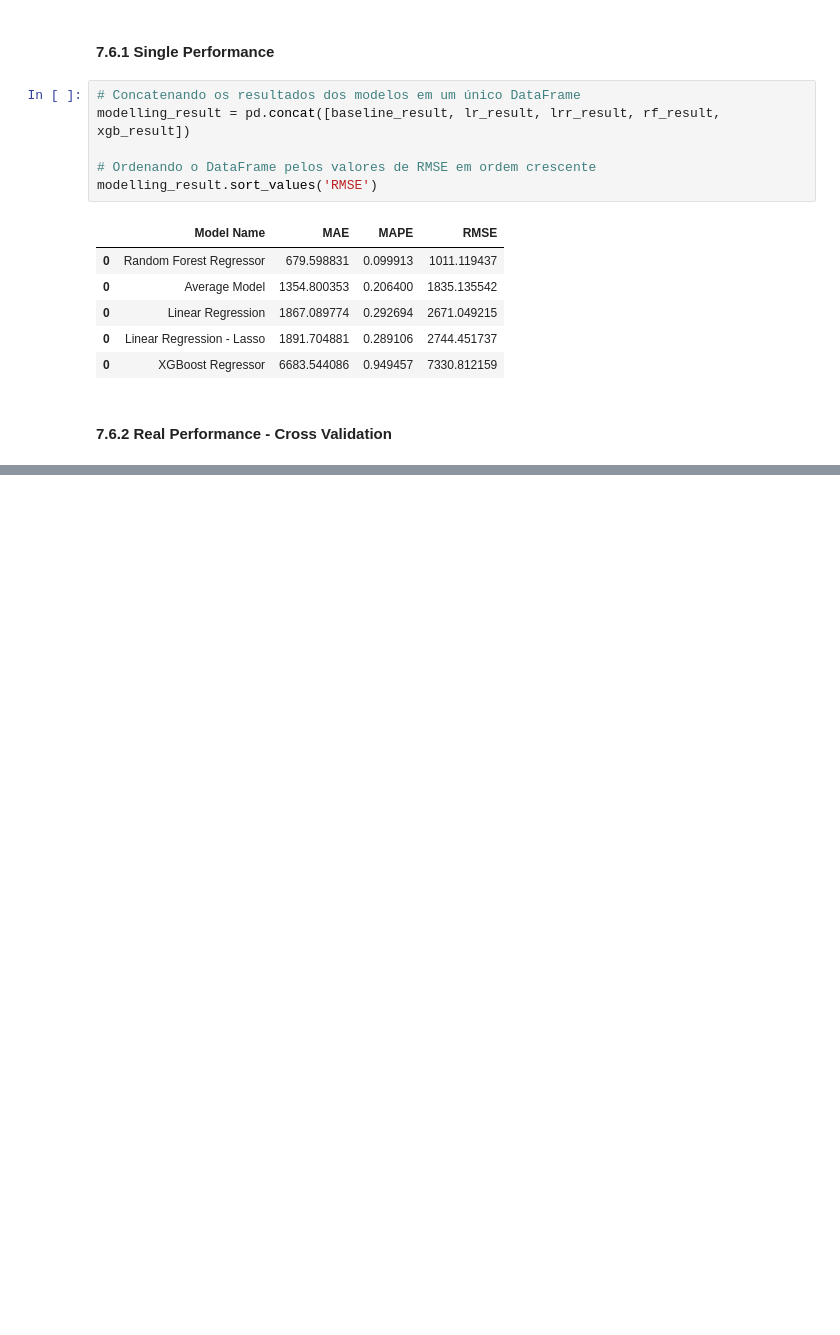
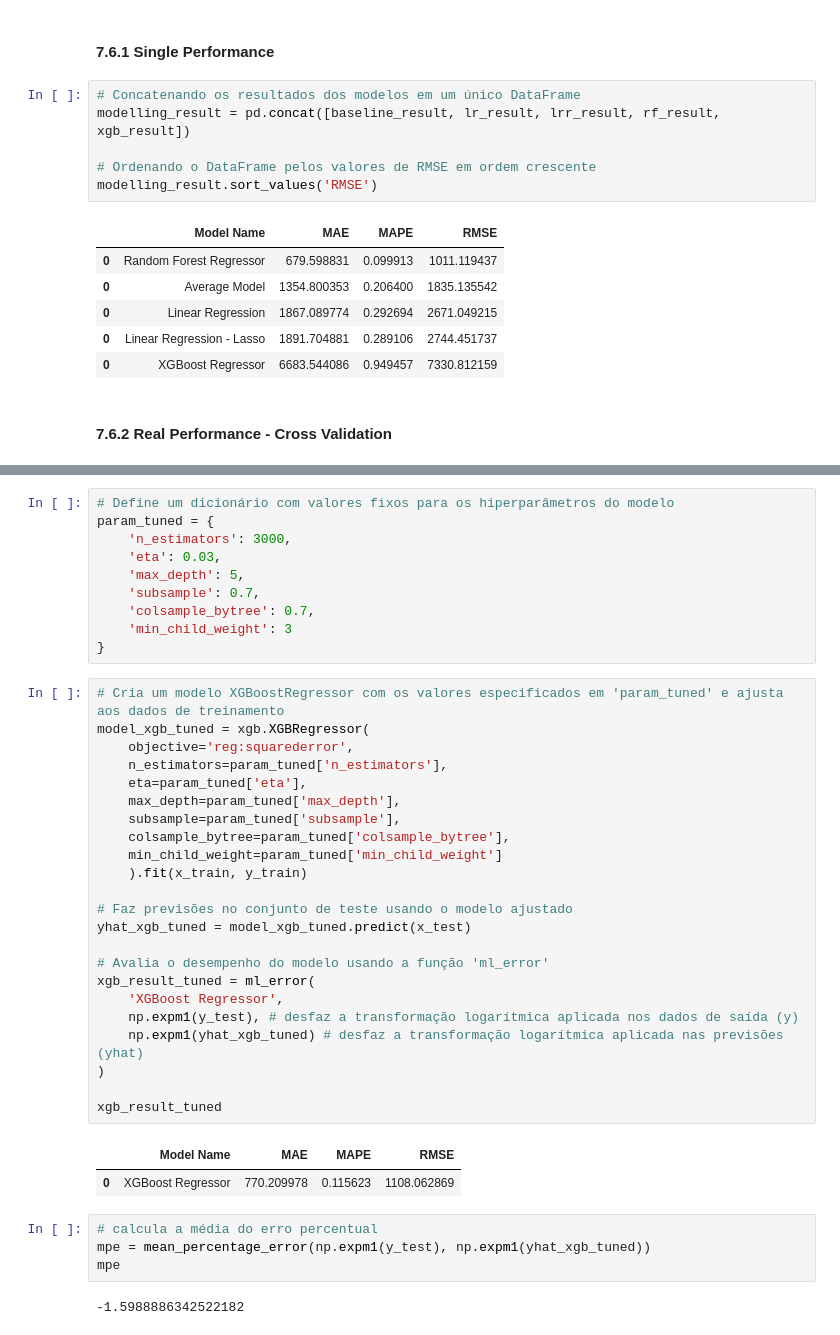
Before and after one commit to raquelEllem/rossmann_store_sales, a Jupyter notebook: rossmann_store_sales/ciclo08_store_sales_prediction.ipynb, the cells around one changed output, grey strips where cells are left out. Saved outputs shown, nothing was run; the diff lists cells and outputs as text; blank space fills up the shorter version.

```diff
--- a/rossmann_store_sales/ciclo08_store_sales_prediction.ipynb
+++ b/rossmann_store_sales/ciclo08_store_sales_prediction.ipynb
@@ -1325,0 +1425,42 @@ modelling_result_cv
+# %%
+# Define um dicionário com valores fixos para os hiperparâmetros do modelo
+param_tuned = {
+    'n_estimators': 3000,
+    'eta': 0.03,
+    'max_depth': 5,
+    'subsample': 0.7,
+    'colsample_bytree': 0.7,
+    'min_child_weight': 3
+}
+# %%
+# Cria um modelo XGBoostRegressor com os valores especificados em 'param_tuned' e ajusta aos dados de treinamento
+model_xgb_tuned = xgb.XGBRegressor(
+    objective='reg:squarederror',
+    n_estimators=param_tuned['n_estimators'],
+    eta=param_tuned['eta'],
+    max_depth=param_tuned['max_depth'],
+    subsample=param_tuned['subsample'],
+    colsample_bytree=param_tuned['colsample_bytree'],
+    min_child_weight=param_tuned['min_child_weight']
+    ).fit(x_train, y_train)
+
+# Faz previsões no conjunto de teste usando o modelo ajustado
+yhat_xgb_tuned = model_xgb_tuned.predict(x_test)
+
+# Avalia o desempenho do modelo usando a função 'ml_error'
+xgb_result_tuned = ml_error(
+    'XGBoost Regressor',
+    np.expm1(y_test), # desfaz a transformação logarítmica aplicada nos dados de saída (y)
+    np.expm1(yhat_xgb_tuned) # desfaz a transformação logarítmica aplicada nas previsões (yhat)
+)
+
+xgb_result_tuned
+# %% [output]
+|  | Model Name | MAE | MAPE | RMSE |
+| 0 | XGBoost Regressor | 770.209978 | 0.115623 | 1108.062869 |
+# %%
+# calcula a média do erro percentual
+mpe = mean_percentage_error(np.expm1(y_test), np.expm1(yhat_xgb_tuned))
+mpe
+# %% [output]
+-1.5988886342522182
```
Also changed, not shown: parts of 11 cells of this notebook, 2 other files.
